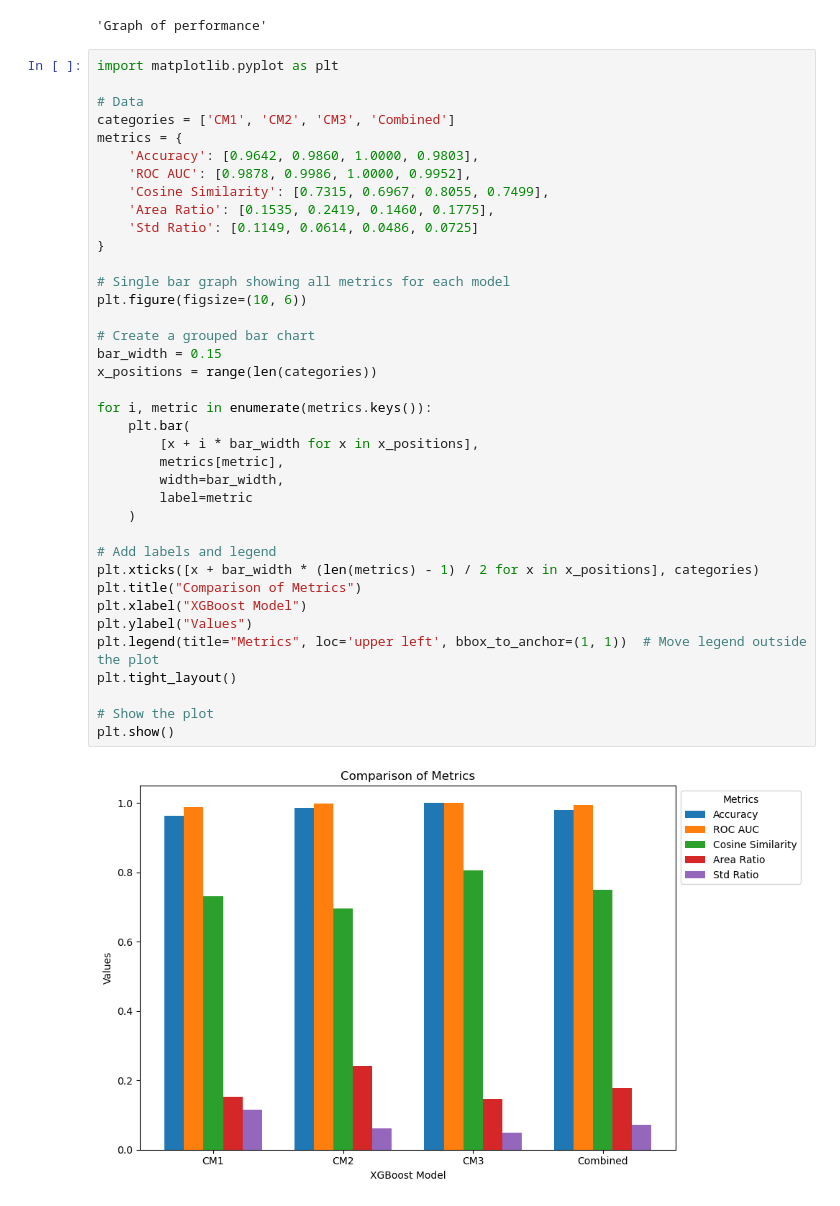
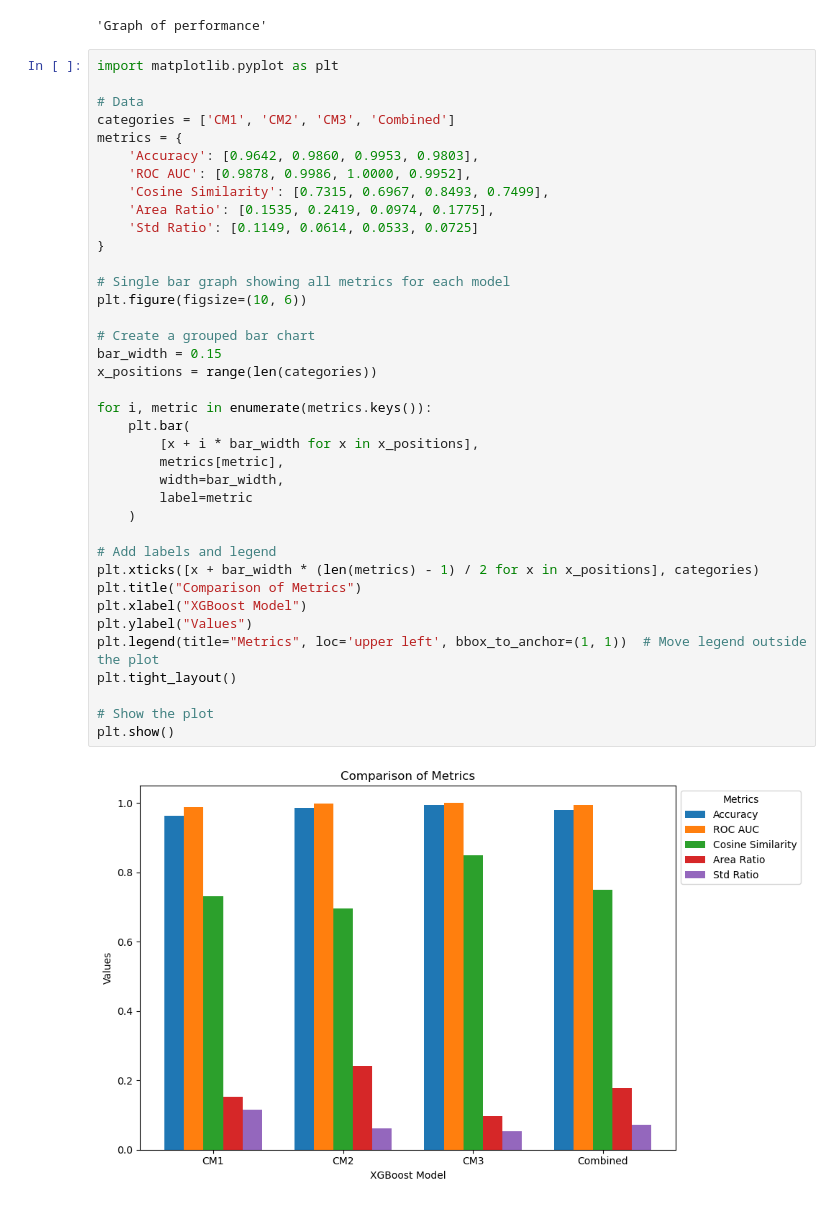
Before and after one commit to mutasim18/Mass-Sceptra-Classification, a Jupyter notebook: Visualization/With more features/xgboost_vis_morefeature.ipynb, the cells around one changed output. Cells and saved outputs as stored; diff of their text form.

```diff
--- a/Visualization/With more features/xgboost_vis_morefeature.ipynb
+++ b/Visualization/With more features/xgboost_vis_morefeature.ipynb
@@ -354,37 +354,37 @@ import matplotlib.pyplot as plt
 # Data
 categories = ['CM1', 'CM2', 'CM3', 'Combined']
 metrics = {
-    'Accuracy': [0.9642, 0.9860, 1.0000, 0.9803],
+    'Accuracy': [0.9642, 0.9860, 0.9953, 0.9803],
     'ROC AUC': [0.9878, 0.9986, 1.0000, 0.9952],
-    'Cosine Similarity': [0.7315, 0.6967, 0.8055, 0.7499],
-    'Area Ratio': [0.1535, 0.2419, 0.1460, 0.1775],
-    'Std Ratio': [0.1149, 0.0614, 0.0486, 0.0725]
+    'Cosine Similarity': [0.7315, 0.6967, 0.8493, 0.7499],
+    'Area Ratio': [0.1535, 0.2419, 0.0974, 0.1775],
+    'Std Ratio': [0.1149, 0.0614, 0.0533, 0.0725]
 }
 
 # Single bar graph showing all metrics for each model
 plt.figure(figsize=(10, 6))
 
 # Create a grouped bar chart
 bar_width = 0.15
 x_positions = range(len(categories))
 
 for i, metric in enumerate(metrics.keys()):
     plt.bar(
         [x + i * bar_width for x in x_positions],
         metrics[metric],
         width=bar_width,
         label=metric
     )
 
 # Add labels and legend
 plt.xticks([x + bar_width * (len(metrics) - 1) / 2 for x in x_positions], categories)
 plt.title("Comparison of Metrics")
 plt.xlabel("XGBoost Model")
 plt.ylabel("Values")
 plt.legend(title="Metrics", loc='upper left', bbox_to_anchor=(1, 1))  # Move legend outside the plot
 plt.tight_layout()
 
 # Show the plot
 plt.show()
 # %% [output]
-[figure, old version]
+[figure, new version]
```
Also changed, not shown: parts of 1 cell of this notebook, 4 other files.
